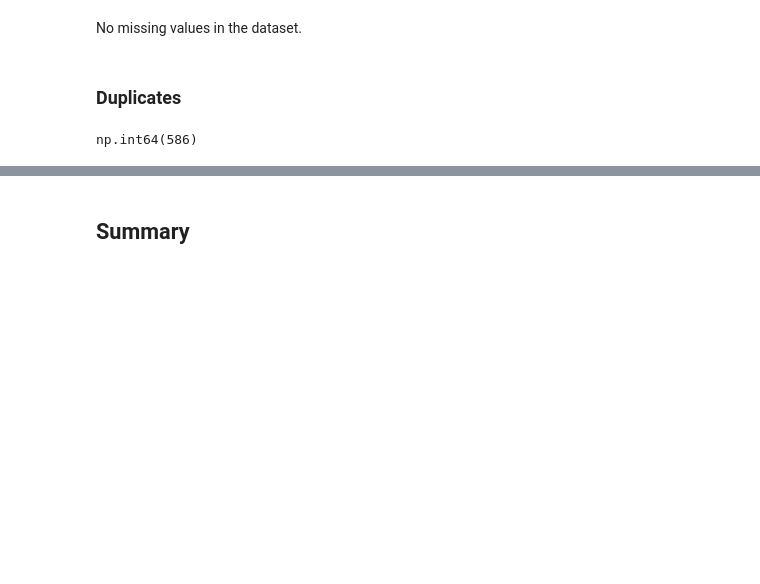
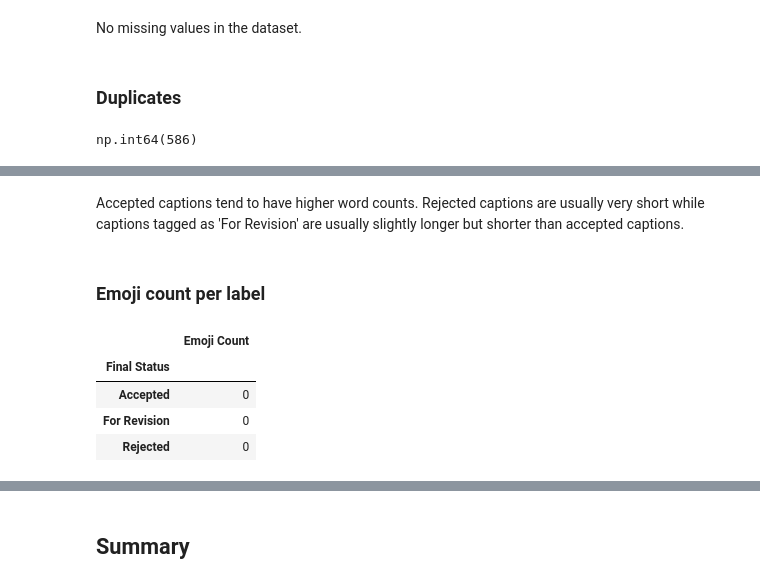
Before and after one commit to zkdlyn/SMARTech, a Jupyter notebook: notebooks_cv/01_data_exploration.ipynb, the cells around one changed output, grey strips where cells are left out. Cells and saved outputs as stored; diff of their text form; code cells hidden in the pictures; blank space fills up the shorter version.

```diff
--- a/notebooks_cv/01_data_exploration.ipynb
+++ b/notebooks_cv/01_data_exploration.ipynb
@@ -109,0 +112,16 @@ df[df.duplicated(subset=["Raw_Caption"], keep=False)].sort_values(by="Raw_Captio
+# %% [markdown]
+Accepted captions tend to have higher word counts. Rejected captions are usually very short while captions tagged as 'For Revision' are usually slightly longer but shorter than accepted captions.
+# %% [markdown]
+### Emoji count per label
+# %%
+def count_emojis(text):
+    return sum(1 for char in text if char in emoji.EMOJI_DATA)
+
+df["emoji_count"] = df["Raw_Caption"].apply(count_emojis)
+pd.DataFrame({"Final Status": df["Final Status"], "Emoji Count": df["emoji_count"]}).groupby("Final Status").sum()
+# %% [output]
+|  | Emoji Count |
+| Final Status |  |
+| Accepted | 0 |
+| For Revision | 0 |
+| Rejected | 0 |
```
Also changed, not shown: parts of 19 cells of this notebook.
